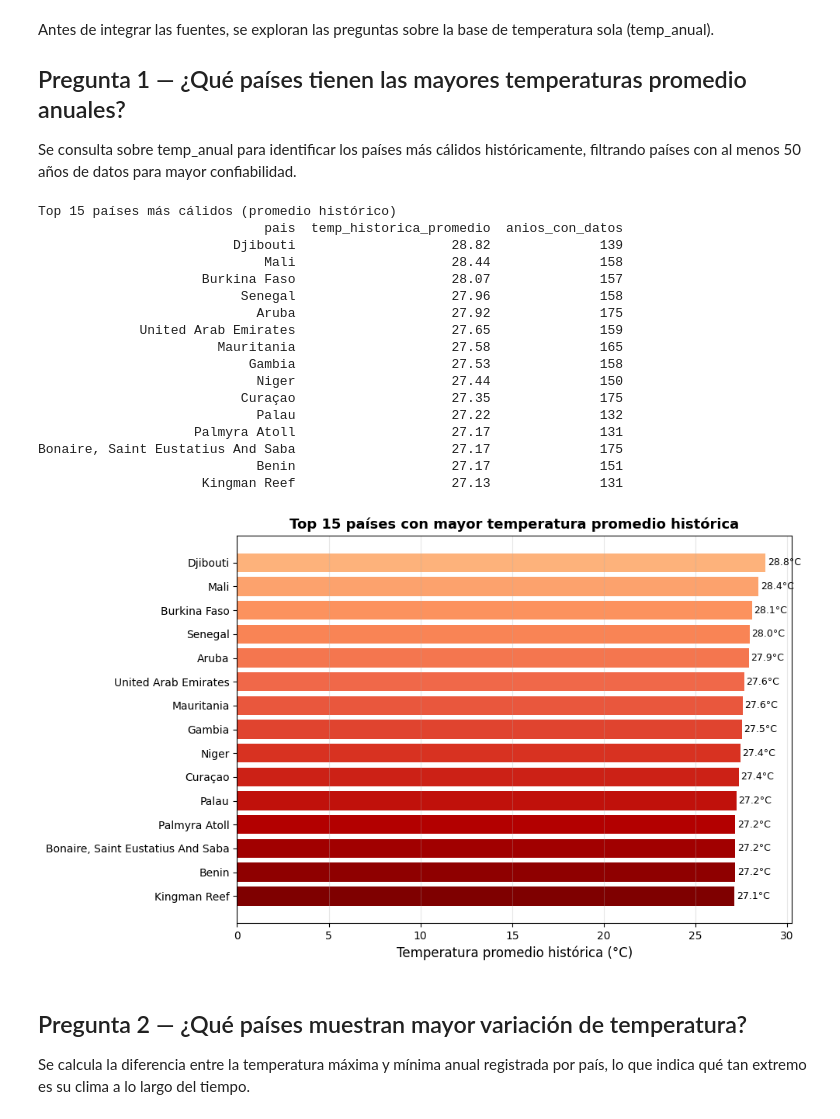
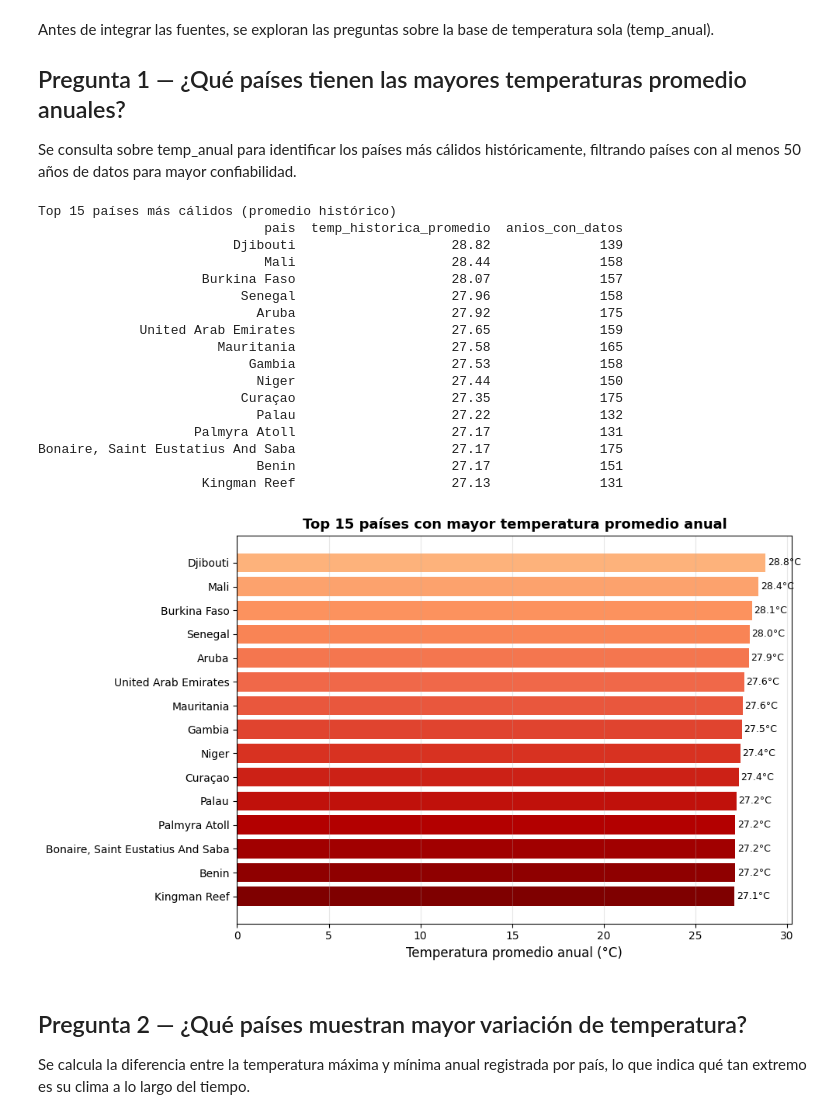
Before and after one commit to Alahin04/Actividad-An-lisis-Cambio-Clim-tico---Pr-ctica-SQL, a Jupyter notebook: Análisis_Cambio_Climático_SQL_IMD.ipynb, the cells around one changed output. Cells and saved outputs as stored; diff of their text form; code cells hidden in the pictures.

```diff
--- a/Análisis_Cambio_Climático_SQL_IMD.ipynb
+++ b/Análisis_Cambio_Climático_SQL_IMD.ipynb
@@ -296,36 +296,36 @@ print(resultado3.to_string(index=False))
 #Gráfico
 fig, ax = plt.subplots(figsize=(10, 6))
 colores = plt.cm.OrRd(np.linspace(0.4, 1.0, len(resultado3)))
 bars = ax.barh(resultado3['pais'], resultado3['temp_historica_promedio'], color=colores)
-ax.set_xlabel('Temperatura promedio histórica (°C)', fontsize=12)
-ax.set_title('Top 15 países con mayor temperatura promedio histórica', fontsize=13, fontweight='bold')
+ax.set_xlabel('Temperatura promedio anual (°C)', fontsize=12)
+ax.set_title('Top 15 países con mayor temperatura promedio anual', fontsize=13, fontweight='bold')
 ax.invert_yaxis()
 for bar, val in zip(bars, resultado3['temp_historica_promedio']):
     ax.text(bar.get_width() + 0.1, bar.get_y() + bar.get_height()/2,
             f'{val:.1f}°C', va='center', fontsize=9)
 ax.grid(axis='x', alpha=0.3)
 plt.tight_layout()
 plt.savefig('grafico_paises_calidos.png', dpi=150, bbox_inches='tight')
 plt.show()
 # %% [output]
 Top 15 países más cálidos (promedio histórico)
                              pais  temp_historica_promedio  anios_con_datos
                          Djibouti                    28.82              139
                              Mali                    28.44              158
                      Burkina Faso                    28.07              157
                           Senegal                    27.96              158
                             Aruba                    27.92              175
              United Arab Emirates                    27.65              159
                        Mauritania                    27.58              165
                            Gambia                    27.53              158
                             Niger                    27.44              150
                           Curaçao                    27.35              175
                             Palau                    27.22              132
                     Palmyra Atoll                    27.17              131
 Bonaire, Saint Eustatius And Saba                    27.17              175
                             Benin                    27.17              151
                      Kingman Reef                    27.13              131
-[figure, old version]
+[figure, new version]
 # %% [markdown]
 ## Pregunta 2 — ¿Qué países muestran mayor variación de temperatura?
 Se calcula la diferencia entre la temperatura máxima y mínima anual registrada por país,
```
Also changed, not shown: parts of 14 cells of this notebook.
